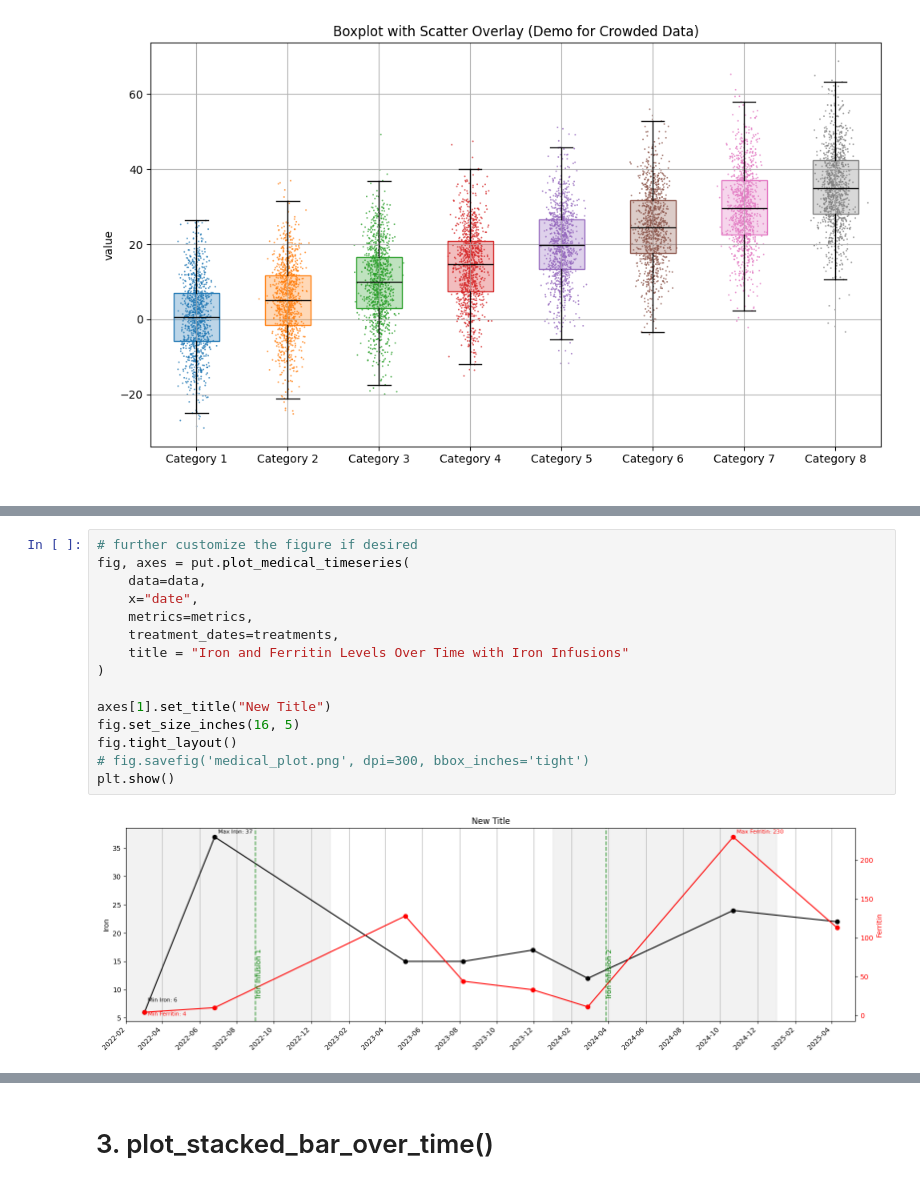
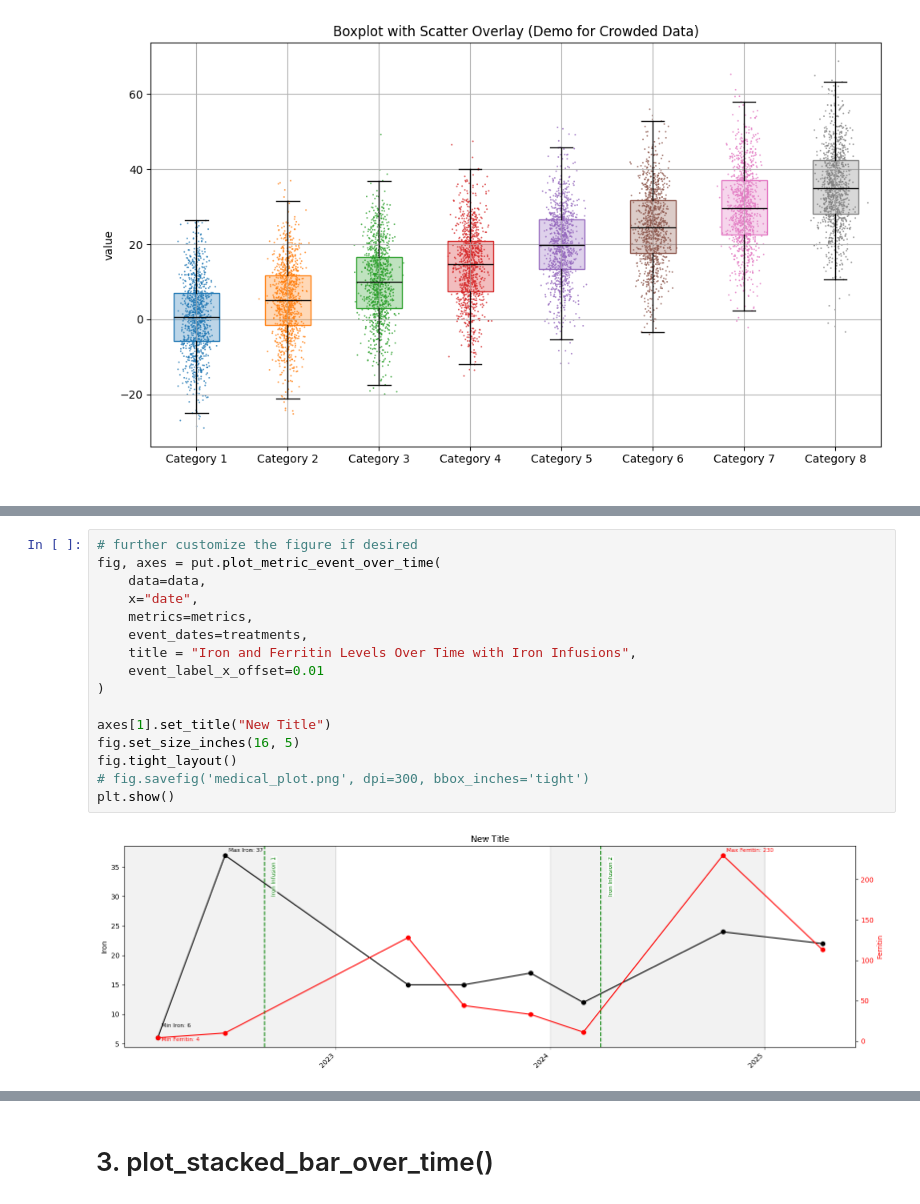
Before and after one commit to MenaWANG/mlarena, a Jupyter notebook: examples/3.utils_plot.ipynb, the cells around one changed output, grey strips where cells are left out. Saved outputs shown, nothing was run; the diff lists cells and outputs as text.

```diff
--- a/examples/3.utils_plot.ipynb
+++ b/examples/3.utils_plot.ipynb
@@ -144,17 +149,18 @@ fig, axes = put.plot_medical_timeseries(
 # %%
 # further customize the figure if desired
-fig, axes = put.plot_medical_timeseries(
+fig, axes = put.plot_metric_event_over_time(
     data=data,
     x="date",
     metrics=metrics,
-    treatment_dates=treatments,
-    title = "Iron and Ferritin Levels Over Time with Iron Infusions"
+    event_dates=treatments,
+    title = "Iron and Ferritin Levels Over Time with Iron Infusions",
+    event_label_x_offset=0.01
 )
 
 axes[1].set_title("New Title")
 fig.set_size_inches(16, 5)
 fig.tight_layout()
 # fig.savefig('medical_plot.png', dpi=300, bbox_inches='tight')
 plt.show()
 # %% [output]
-[figure, old version]
+[figure, new version]
```
Also changed, not shown: parts of 18 cells of this notebook, 2 other files.
